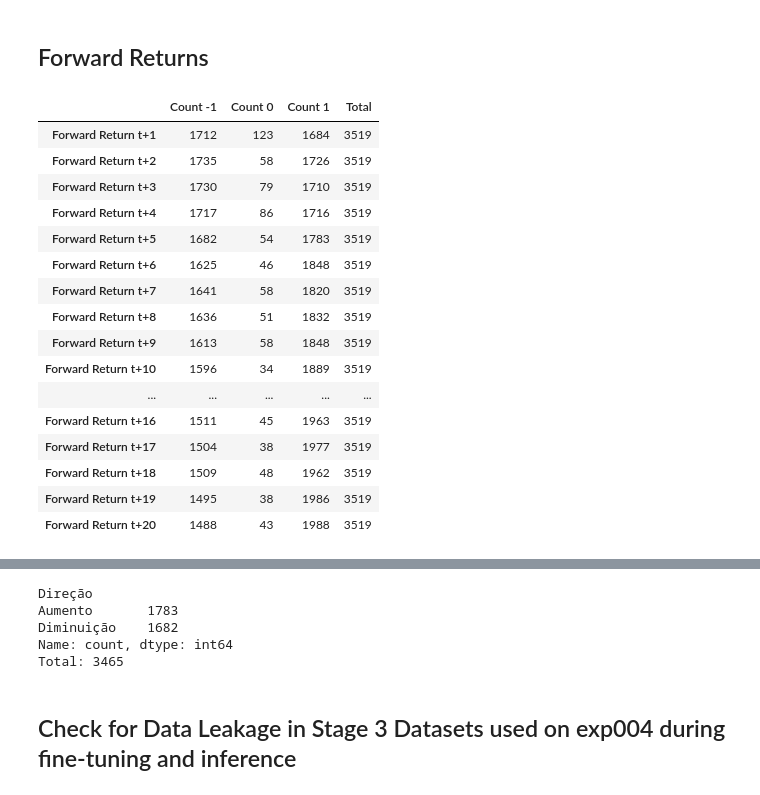
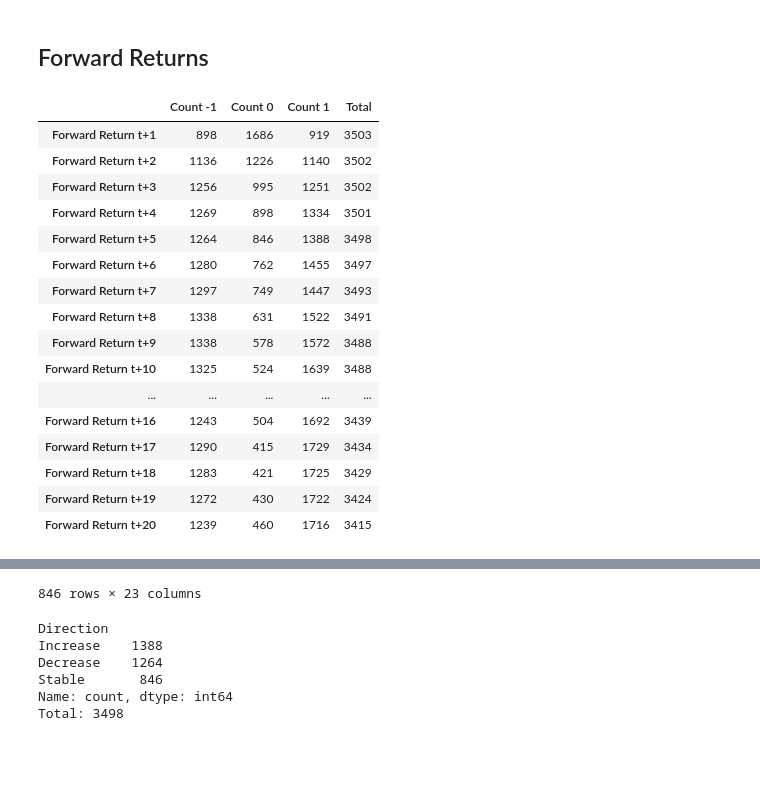
Before and after one commit to neurekt/tradewhispers, a Jupyter notebook: experiments/eda.ipynb, the cells around one changed output, grey strips where cells are left out. Drawn from its saved outputs; the diff is of its cells as text; code cells hidden in the pictures; blank space fills up the shorter version.

Commit message:
chore(experiments): update EDA, preprocess, exp001, and exp003 notebooks
Brings notebooks in line with new dataset layout and preprocessing.

```diff
--- a/experiments/eda.ipynb
+++ b/experiments/eda.ipynb
@@ -169,37 +169,40 @@ display(top20_vol_days)
 # %% [markdown]
 ## Forward Returns
 # %%
+import pandas as pd
 df = pd.read_csv("../data/interim/bdm-corpus-2/stage-1.csv")
 
 # relevant columns
 forward_return_columns = [f"Forward Return t+{i}" for i in range(1, 21)]
 
 # Count the values -1, 0, and 1 in each column
 value_counts = {}
 for col in forward_return_columns:
     counts = df[col].value_counts().reindex([-1, 0, 1], fill_value=0)
     value_counts[col] = counts
 
 counts_df = pd.DataFrame(value_counts).T
 counts_df.columns = ['Count -1', 'Count 0', 'Count 1']
 counts_df['Total'] = counts_df.sum(axis=1)
 
 display(counts_df)
+rows_with_zero = df[df["Forward Return t+5"] == 0]
+display(rows_with_zero)
 # %% [output]
 |  | Count -1 | Count 0 | Count 1 | Total |
-| Forward Return t+1 | 1712 | 123 | 1684 | 3519 |
-| Forward Return t+2 | 1735 | 58 | 1726 | 3519 |
-| Forward Return t+3 | 1730 | 79 | 1710 | 3519 |
-| Forward Return t+4 | 1717 | 86 | 1716 | 3519 |
-| Forward Return t+5 | 1682 | 54 | 1783 | 3519 |
-| Forward Return t+6 | 1625 | 46 | 1848 | 3519 |
-| Forward Return t+7 | 1641 | 58 | 1820 | 3519 |
-| Forward Return t+8 | 1636 | 51 | 1832 | 3519 |
-| Forward Return t+9 | 1613 | 58 | 1848 | 3519 |
-| Forward Return t+10 | 1596 | 34 | 1889 | 3519 |
+| Forward Return t+1 | 898 | 1686 | 919 | 3503 |
+| Forward Return t+2 | 1136 | 1226 | 1140 | 3502 |
+| Forward Return t+3 | 1256 | 995 | 1251 | 3502 |
+| Forward Return t+4 | 1269 | 898 | 1334 | 3501 |
+| Forward Return t+5 | 1264 | 846 | 1388 | 3498 |
+| Forward Return t+6 | 1280 | 762 | 1455 | 3497 |
+| Forward Return t+7 | 1297 | 749 | 1447 | 3493 |
+| Forward Return t+8 | 1338 | 631 | 1522 | 3491 |
+| Forward Return t+9 | 1338 | 578 | 1572 | 3488 |
+| Forward Return t+10 | 1325 | 524 | 1639 | 3488 |
 | ... | ... | ... | ... | ... |
-| Forward Return t+16 | 1511 | 45 | 1963 | 3519 |
-| Forward Return t+17 | 1504 | 38 | 1977 | 3519 |
-| Forward Return t+18 | 1509 | 48 | 1962 | 3519 |
-| Forward Return t+19 | 1495 | 38 | 1986 | 3519 |
-| Forward Return t+20 | 1488 | 43 | 1988 | 3519 |
+| Forward Return t+16 | 1243 | 504 | 1692 | 3439 |
+| Forward Return t+17 | 1290 | 415 | 1729 | 3434 |
+| Forward Return t+18 | 1283 | 421 | 1725 | 3429 |
+| Forward Return t+19 | 1272 | 430 | 1722 | 3424 |
+| Forward Return t+20 | 1239 | 460 | 1716 | 3415 |
@@ -206,13 +221,14 @@ display(counts_df)
+846 rows × 23 columns
 # %%
+import pandas as pd
 df = pd.read_csv("../data/interim/bdm-corpus-2/stage-2.csv")
-counts = df["Direção"].value_counts()
+counts = df["Direction"].value_counts()
 print(counts)
 print(f"Total: {counts.sum()}")
 # %% [output]
-Direção
-Aumento       1783
-Diminuição    1682
+Direction
+Increase    1388
+Decrease    1264
+Stable       846
 Name: count, dtype: int64
-Total: 3465
+Total: 3498
-# %% [markdown]
-## Check for Data Leakage in Stage 3 Datasets used on exp004 during fine-tuning and inference
```
Also changed, not shown: parts of 3 cells of this notebook, 3 other files.
